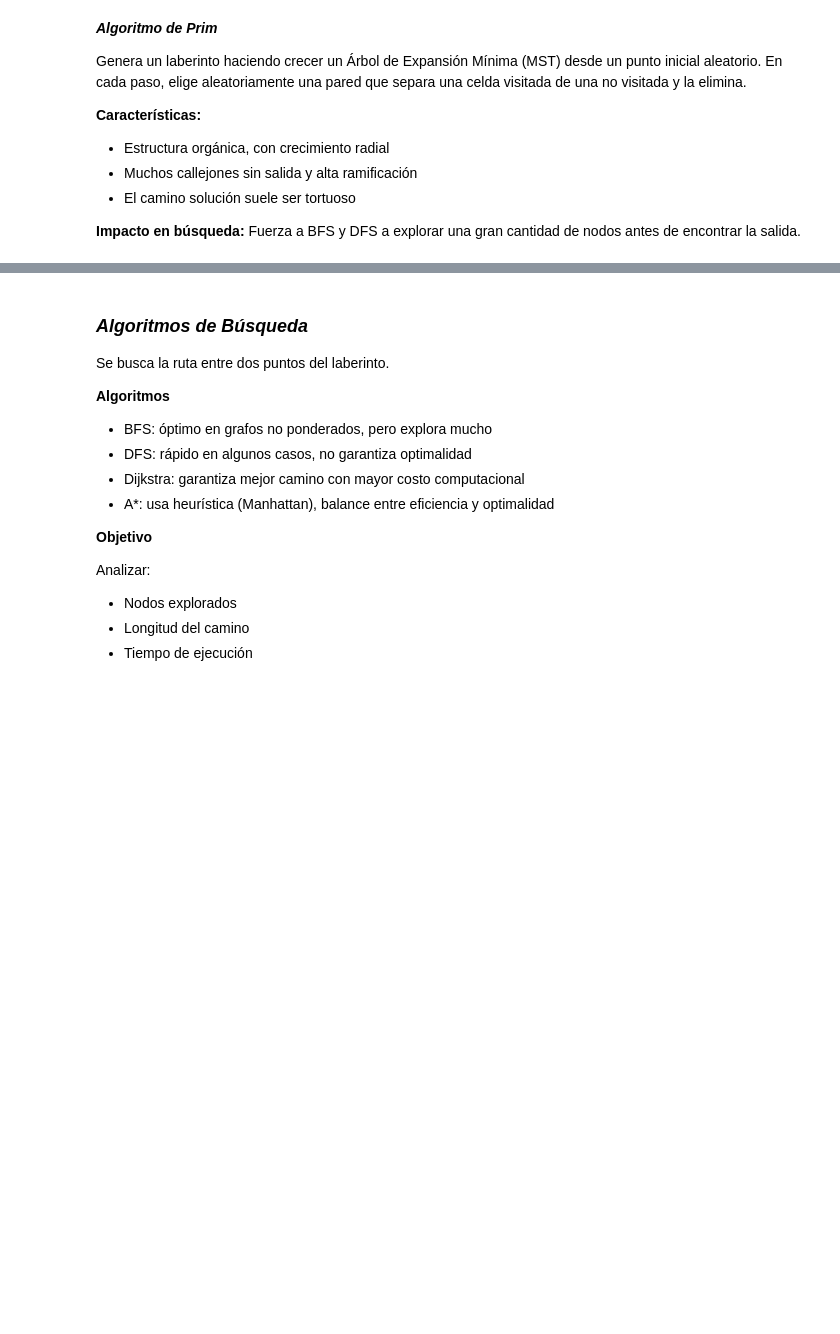
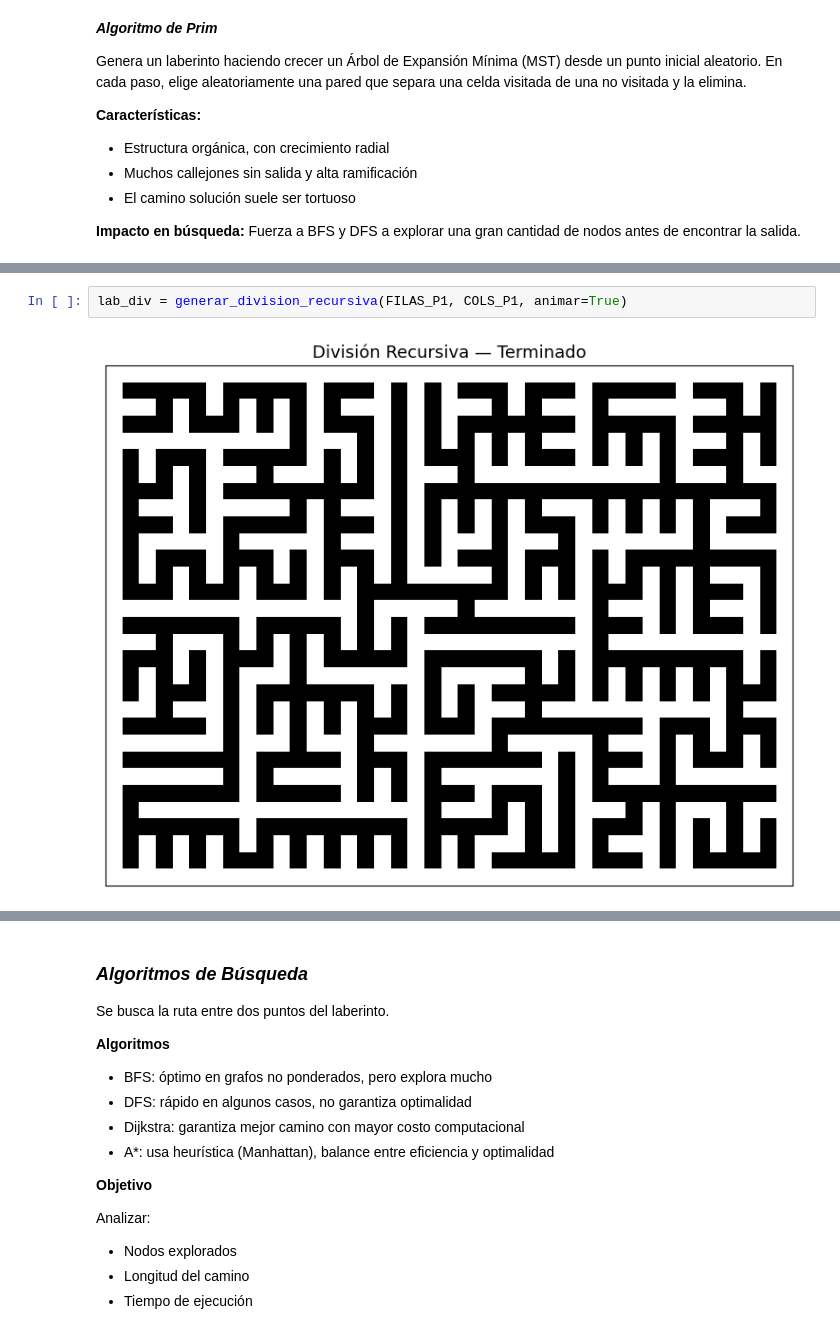
Before and after one commit to CindyGualim/InteligenciaArtificial-CC3085, a Jupyter notebook: proyecto2.ipynb, the cells around one changed output, grey strips where cells are left out. Cells and saved outputs as stored; diff of their text form; blank space fills up the shorter version.

```diff
--- a/proyecto2.ipynb
+++ b/proyecto2.ipynb
@@ -113,0 +224,4 @@ Favorece algoritmos heurísticos como A*.
+# %%
+lab_div = generar_division_recursiva(FILAS_P1, COLS_P1, animar=True)
+# %% [output]
+[figure, added]
```
Also changed, not shown: parts of 6 cells of this notebook.
